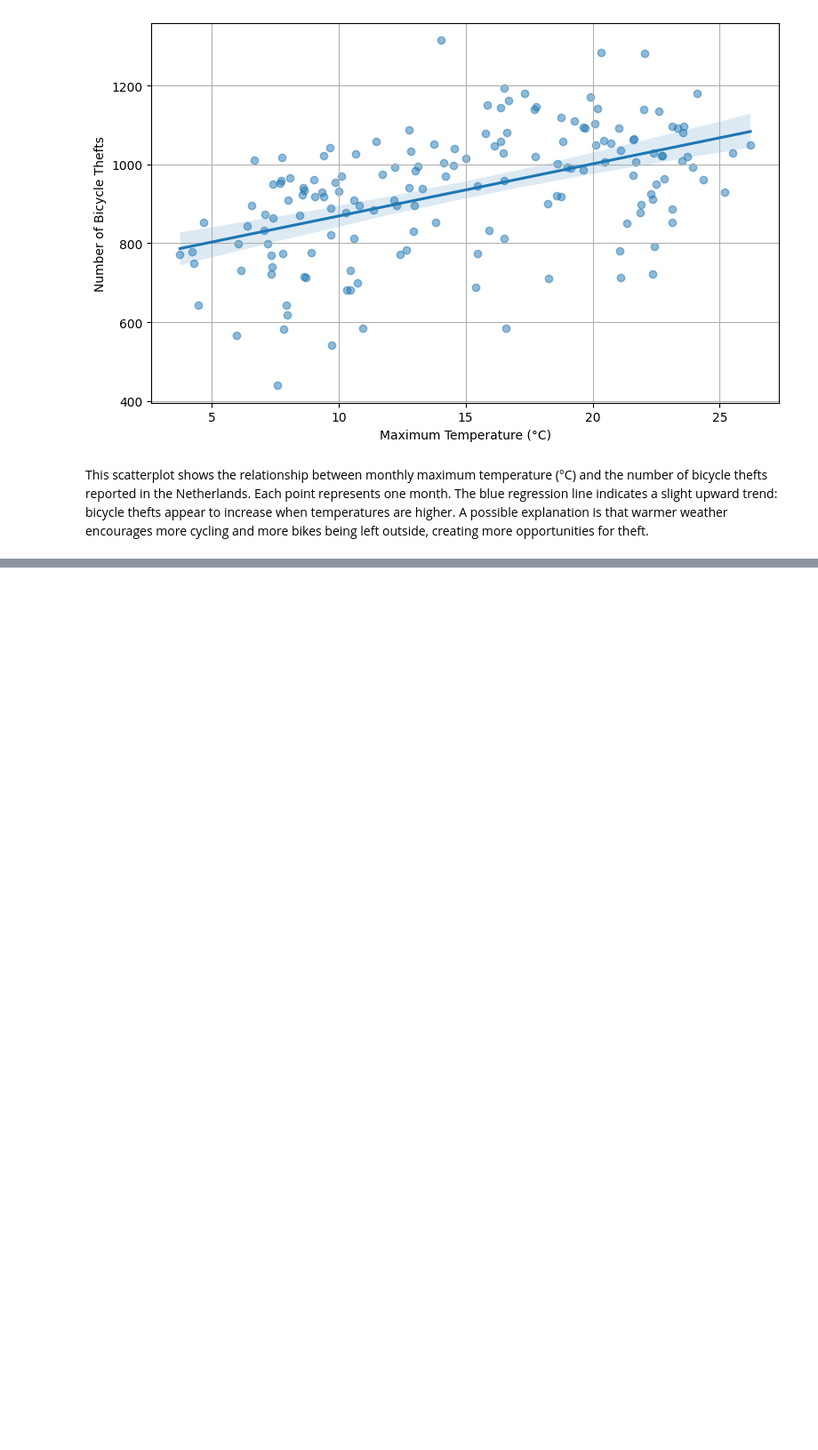
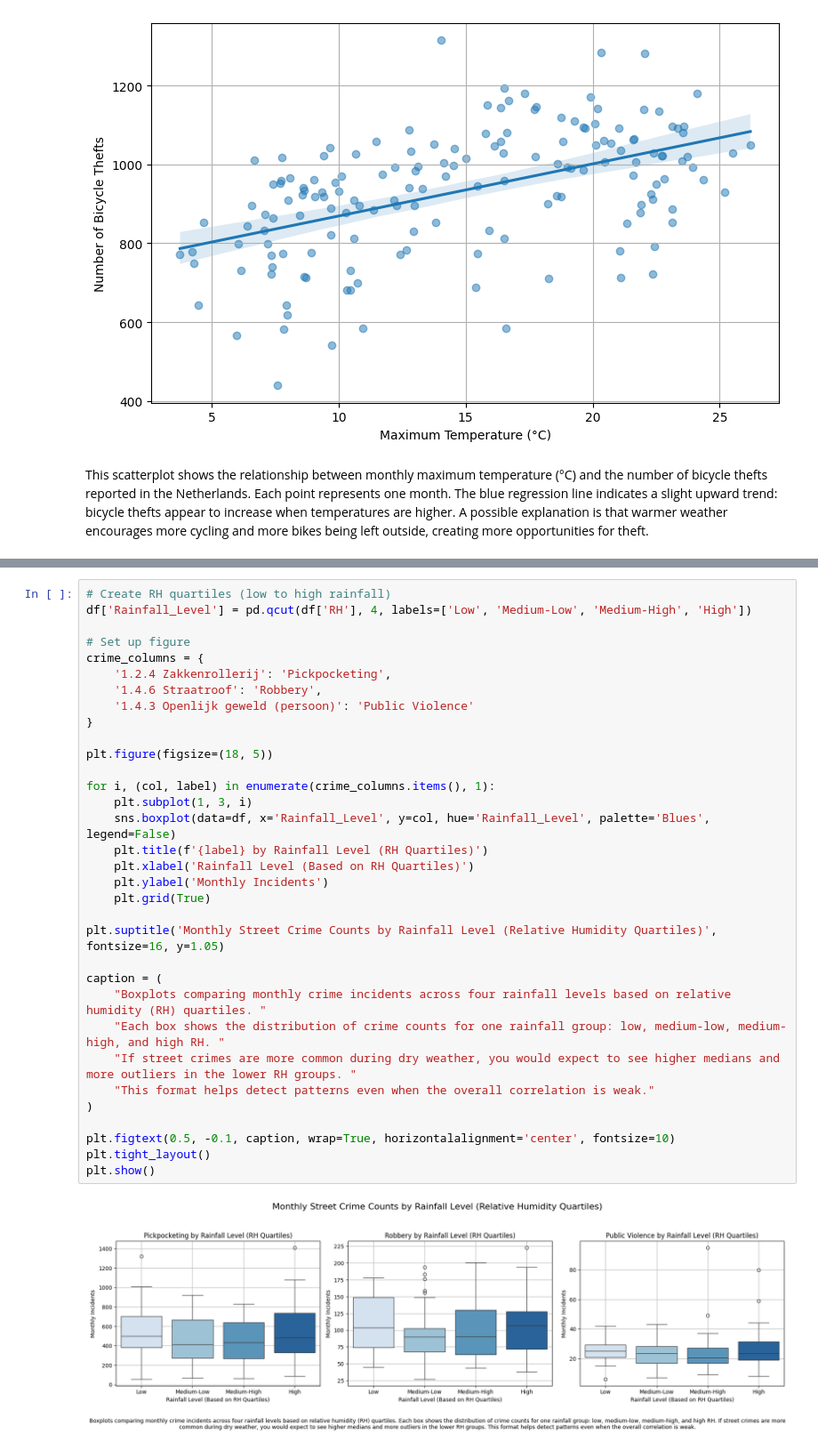
Before and after one commit to tomvanegmond/InfoVis, a Jupyter notebook: docs/notebook.ipynb, the cells around one changed output, grey strips where cells are left out. Shown: that part at 89% size. Drawn from its saved outputs; the diff is of its cells as text; blank space fills up the shorter version.

```diff
--- a/docs/notebook.ipynb
+++ b/docs/notebook.ipynb
@@ -226,0 +220,35 @@ plt.show()
+# %%
+# Create RH quartiles (low to high rainfall)
+df['Rainfall_Level'] = pd.qcut(df['RH'], 4, labels=['Low', 'Medium-Low', 'Medium-High', 'High'])
+
+# Set up figure
+crime_columns = {
+    '1.2.4 Zakkenrollerij': 'Pickpocketing',
+    '1.4.6 Straatroof': 'Robbery',
+    '1.4.3 Openlijk geweld (persoon)': 'Public Violence'
+}
+
+plt.figure(figsize=(18, 5))
+
+for i, (col, label) in enumerate(crime_columns.items(), 1):
+    plt.subplot(1, 3, i)
+    sns.boxplot(data=df, x='Rainfall_Level', y=col, hue='Rainfall_Level', palette='Blues', legend=False)
+    plt.title(f'{label} by Rainfall Level (RH Quartiles)')
+    plt.xlabel('Rainfall Level (Based on RH Quartiles)')
+    plt.ylabel('Monthly Incidents')
+    plt.grid(True)
+
+plt.suptitle('Monthly Street Crime Counts by Rainfall Level (Relative Humidity Quartiles)', fontsize=16, y=1.05)
+
+caption = (
+    "Boxplots comparing monthly crime incidents across four rainfall levels based on relative humidity (RH) quartiles. "
+    "Each box shows the distribution of crime counts for one rainfall group: low, medium-low, medium-high, and high RH. "
+    "If street crimes are more common during dry weather, you would expect to see higher medians and more outliers in the lower RH groups. "
+    "This format helps detect patterns even when the overall correlation is weak."
+)
+
+plt.figtext(0.5, -0.1, caption, wrap=True, horizontalalignment='center', fontsize=10)
+plt.tight_layout()
+plt.show()
+# %% [output]
+[figure, added]
```
Also changed, not shown: parts of 6 cells of this notebook, 22 other files.
